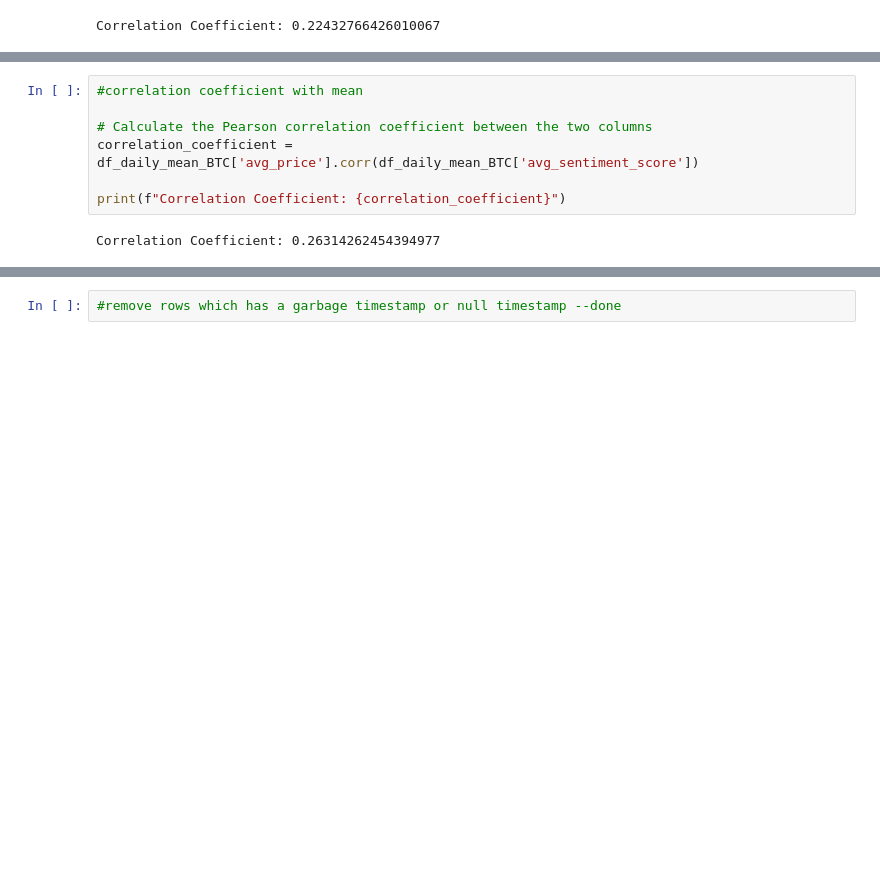
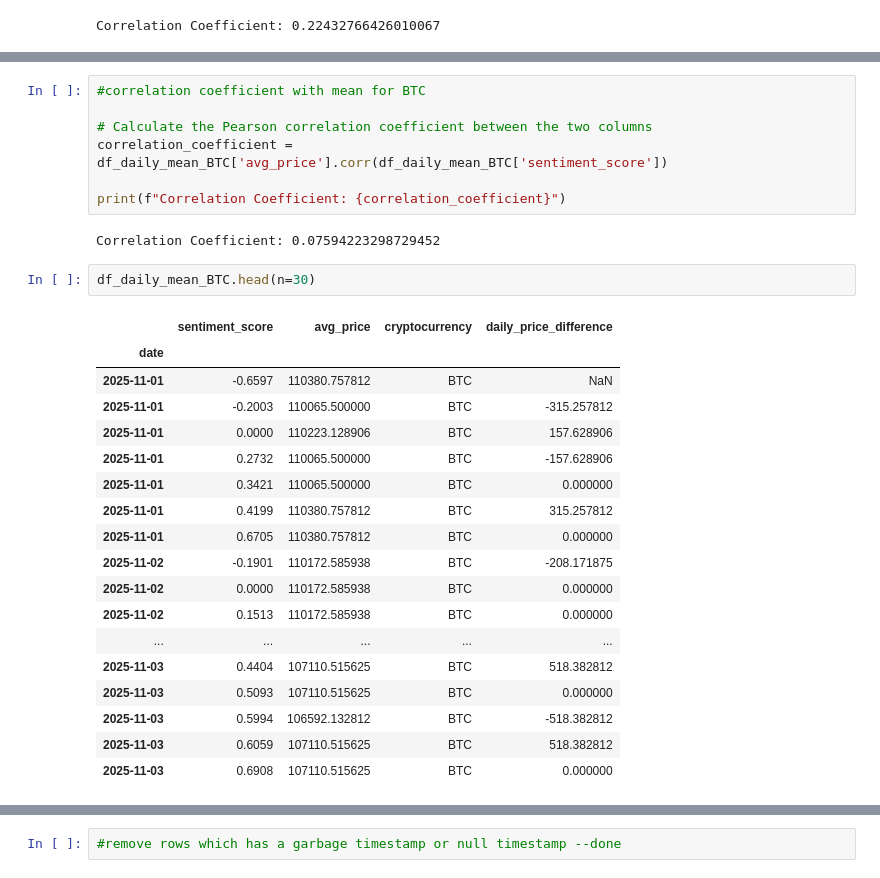
Before and after one commit to Ripa-Shah/Analyzing-Social-Sentiment-Data-to-determine-correlation-with-Cryptocurrency-Price, a Jupyter notebook: MIS584_Cryptocurrency_sentimentdata_and_prices_11_18_25.ipynb, the cells around one changed output, grey strips where cells are left out. Cells and saved outputs as stored; diff of their text form; blank space fills up the shorter version.

```diff
--- a/MIS584_Cryptocurrency_sentimentdata_and_prices_11_18_25.ipynb
+++ b/MIS584_Cryptocurrency_sentimentdata_and_prices_11_18_25.ipynb
@@ -859,9 +871,30 @@ else:
 # %%
-#correlation coefficient with mean
+#correlation coefficient with mean for BTC
 
 # Calculate the Pearson correlation coefficient between the two columns
-correlation_coefficient = df_daily_mean_BTC['avg_price'].corr(df_daily_mean_BTC['avg_sentiment_score'])
+correlation_coefficient = df_daily_mean_BTC['avg_price'].corr(df_daily_mean_BTC['sentiment_score'])
 
 print(f"Correlation Coefficient: {correlation_coefficient}")
 # %% [output]
-Correlation Coefficient: 0.26314262454394977
+Correlation Coefficient: 0.07594223298729452
+# %%
+df_daily_mean_BTC.head(n=30)
+# %% [output]
+|  | sentiment_score | avg_price | cryptocurrency | daily_price_difference |
+| date |  |  |  |  |
+| 2025-11-01 | -0.6597 | 110380.757812 | BTC | NaN |
+| 2025-11-01 | -0.2003 | 110065.500000 | BTC | -315.257812 |
+| 2025-11-01 | 0.0000 | 110223.128906 | BTC | 157.628906 |
+| 2025-11-01 | 0.2732 | 110065.500000 | BTC | -157.628906 |
+| 2025-11-01 | 0.3421 | 110065.500000 | BTC | 0.000000 |
+| 2025-11-01 | 0.4199 | 110380.757812 | BTC | 315.257812 |
+| 2025-11-01 | 0.6705 | 110380.757812 | BTC | 0.000000 |
+| 2025-11-02 | -0.1901 | 110172.585938 | BTC | -208.171875 |
+| 2025-11-02 | 0.0000 | 110172.585938 | BTC | 0.000000 |
+| 2025-11-02 | 0.1513 | 110172.585938 | BTC | 0.000000 |
+| ... | ... | ... | ... | ... |
+| 2025-11-03 | 0.4404 | 107110.515625 | BTC | 518.382812 |
+| 2025-11-03 | 0.5093 | 107110.515625 | BTC | 0.000000 |
+| 2025-11-03 | 0.5994 | 106592.132812 | BTC | -518.382812 |
+| 2025-11-03 | 0.6059 | 107110.515625 | BTC | 518.382812 |
+| 2025-11-03 | 0.6908 | 107110.515625 | BTC | 0.000000 |
```
Also changed, not shown: parts of 14 cells of this notebook.
